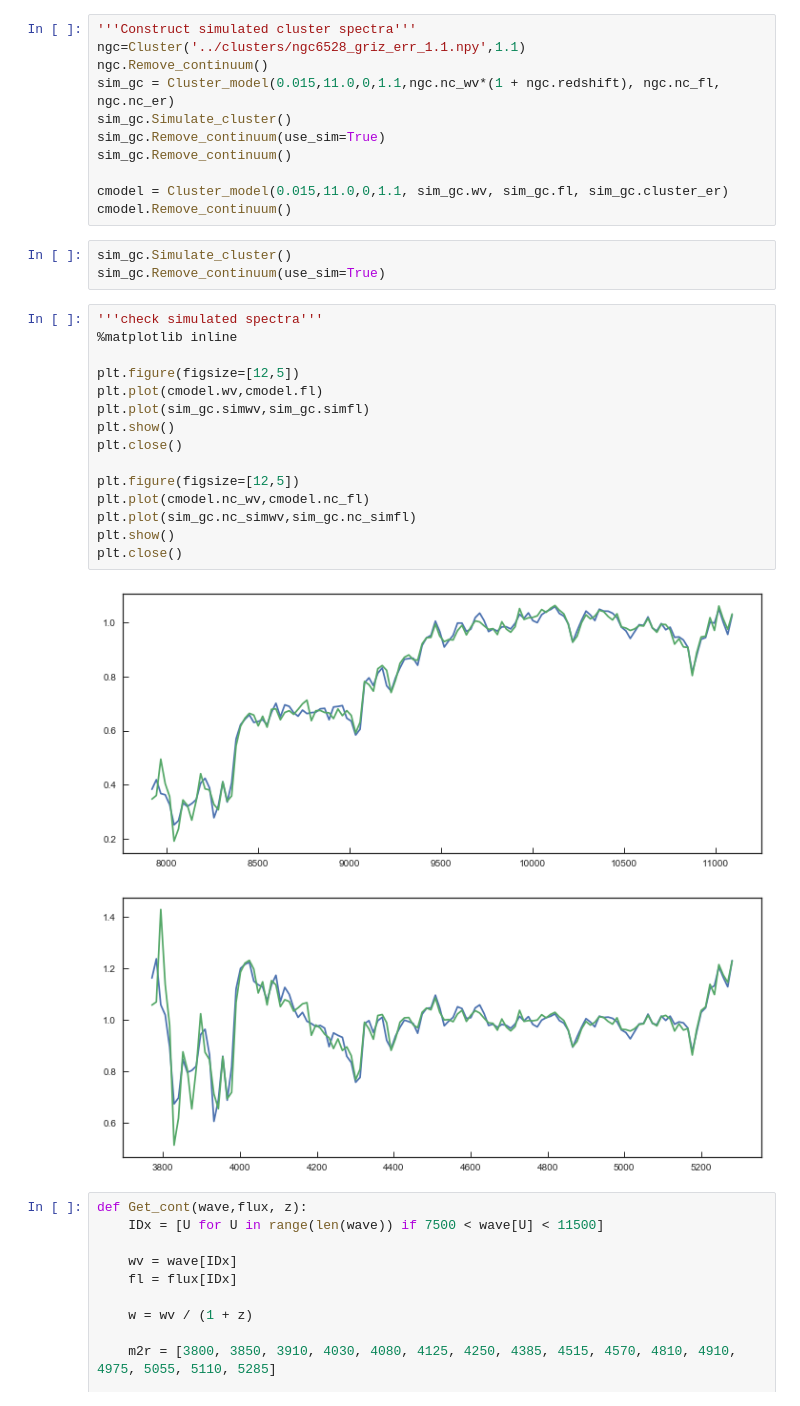
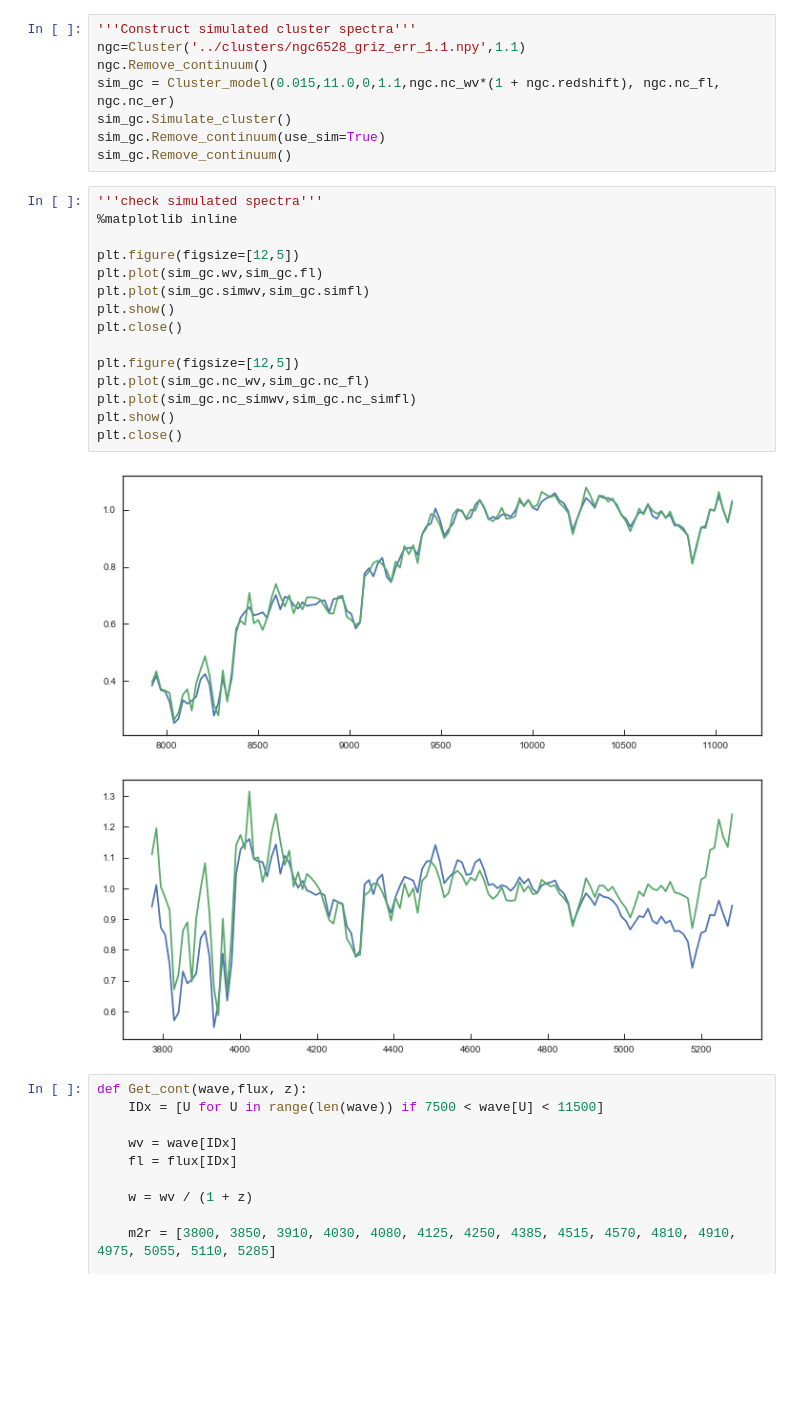
Before and after one commit to Vince-ec/Quiescent_analysis, a Jupyter notebook: scripts/cluster_cont_test.ipynb, the cells around one changed output. Saved outputs shown, nothing was run; the diff lists cells and outputs as text; blank space fills up the shorter version.

```diff
--- a/scripts/cluster_cont_test.ipynb
+++ b/scripts/cluster_cont_test.ipynb
@@ -20,30 +20,24 @@ sim_gc = Cluster_model(0.015,11.0,0,1.1,ngc.nc_wv*(1 + ngc.redshift), ngc.nc_fl,
 sim_gc.Simulate_cluster()
 sim_gc.Remove_continuum(use_sim=True)
 sim_gc.Remove_continuum()
-
-cmodel = Cluster_model(0.015,11.0,0,1.1, sim_gc.wv, sim_gc.fl, sim_gc.cluster_er)
-cmodel.Remove_continuum()
-# %%
-sim_gc.Simulate_cluster()
-sim_gc.Remove_continuum(use_sim=True)
 # %%
 '''check simulated spectra'''
 %matplotlib inline
 
 plt.figure(figsize=[12,5])
-plt.plot(cmodel.wv,cmodel.fl)
+plt.plot(sim_gc.wv,sim_gc.fl)
 plt.plot(sim_gc.simwv,sim_gc.simfl)
 plt.show()
 plt.close()
 
 plt.figure(figsize=[12,5])
-plt.plot(cmodel.nc_wv,cmodel.nc_fl)
+plt.plot(sim_gc.nc_wv,sim_gc.nc_fl)
 plt.plot(sim_gc.nc_simwv,sim_gc.nc_simfl)
 plt.show()
 plt.close()
 # %% [output]
-[figure, old version]
+[figure, new version]
-[figure, old version]
+[figure, new version]
 # %%
 def Get_cont(wave,flux, z):
     IDx = [U for U in range(len(wave)) if 7500 < wave[U] < 11500]
```
Also changed, not shown: parts of 6 cells of this notebook, 6 other files.
